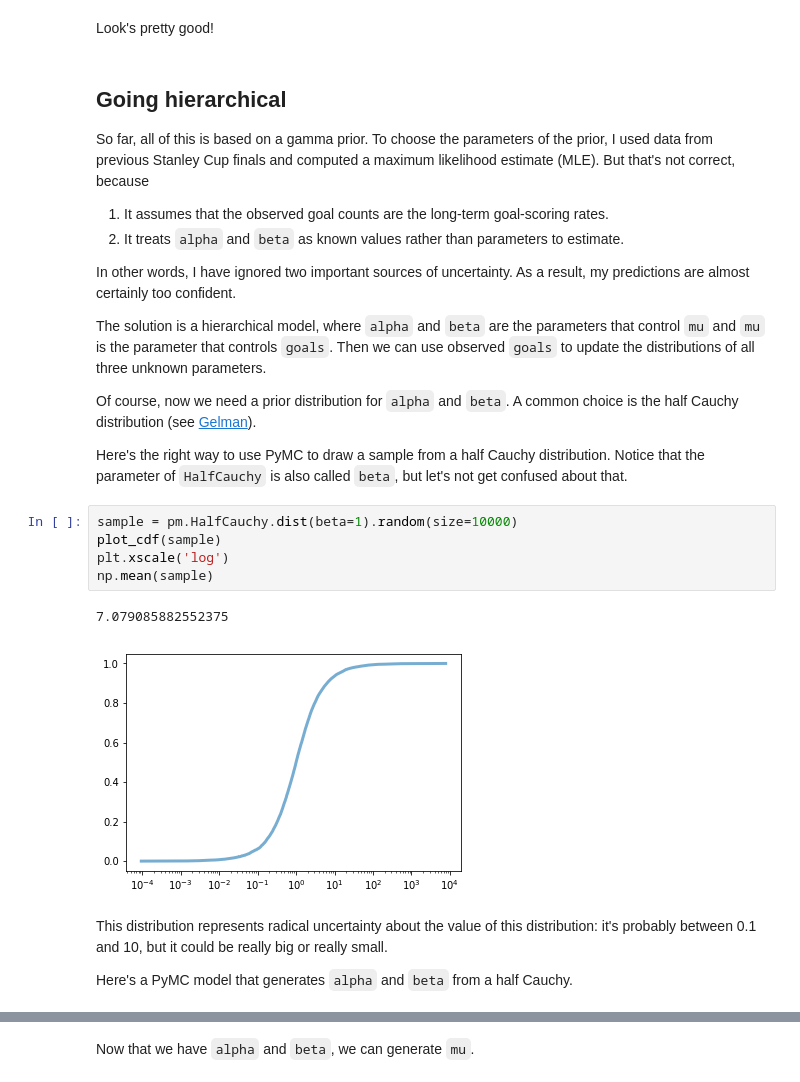
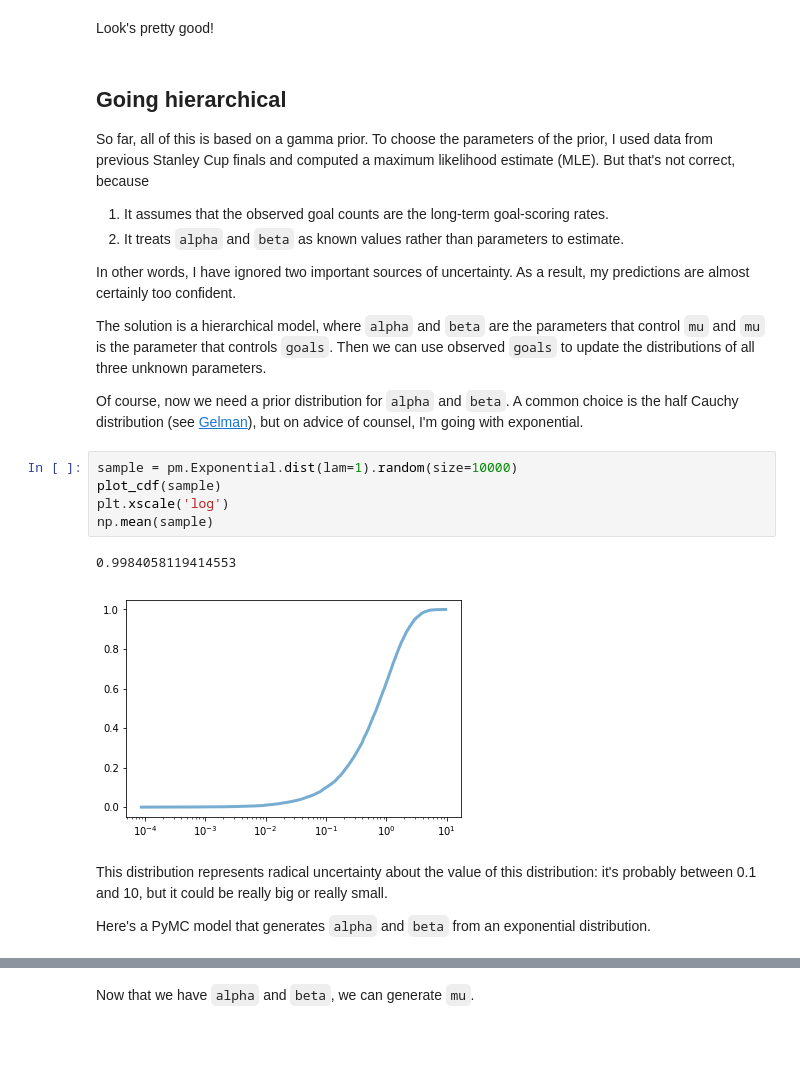
Before and after one commit to AllenDowney/BayesMadeSimple, a Jupyter notebook: zigzag.ipynb, the cells around one changed output, grey strips where cells are left out. Saved outputs shown, nothing was run; the diff lists cells and outputs as text; blank space fills up the shorter version.

```diff
--- a/zigzag.ipynb
+++ b/zigzag.ipynb
@@ -854,21 +855,19 @@ In other words, I have ignored two important sources of uncertainty.  As a resul
 
 The solution is a hierarchical model, where `alpha` and `beta` are the parameters that control `mu` and `mu` is the parameter that controls `goals`.  Then we can use observed `goals` to update the distributions of all three unknown parameters.
 
-Of course, now we need a prior distribution for `alpha` and `beta`.  A common choice is the half Cauchy distribution (see [Gelman](http://www.stat.columbia.edu/~gelman/research/published/taumain.pdf)).
-
-Here's the right way to use PyMC to draw a sample from a half Cauchy distribution.  Notice that the parameter of `HalfCauchy` is also called `beta`, but let's not get confused about that.
+Of course, now we need a prior distribution for `alpha` and `beta`.  A common choice is the half Cauchy distribution (see [Gelman](http://www.stat.columbia.edu/~gelman/research/published/taumain.pdf)), but on advice of counsel, I'm going with exponential.
 # %%
-sample = pm.HalfCauchy.dist(beta=1).random(size=10000)
+sample = pm.Exponential.dist(lam=1).random(size=10000)
 plot_cdf(sample)
 plt.xscale('log')
 np.mean(sample)
 # %% [output]
-7.079085882552375
+0.9984058119414553
-[figure, old version]
+[figure, new version]
 # %% [markdown]
 This distribution represents radical uncertainty about the value of this distribution: it's probably between 0.1 and 10, but it could be really big or really small.
 
-Here's a PyMC model that generates `alpha` and `beta` from a half Cauchy.
+Here's a PyMC model that generates `alpha` and `beta` from an exponential distribution.
 # %%
 model = pm.Model()
 
```
Also changed, not shown: parts of 91 cells of this notebook.
